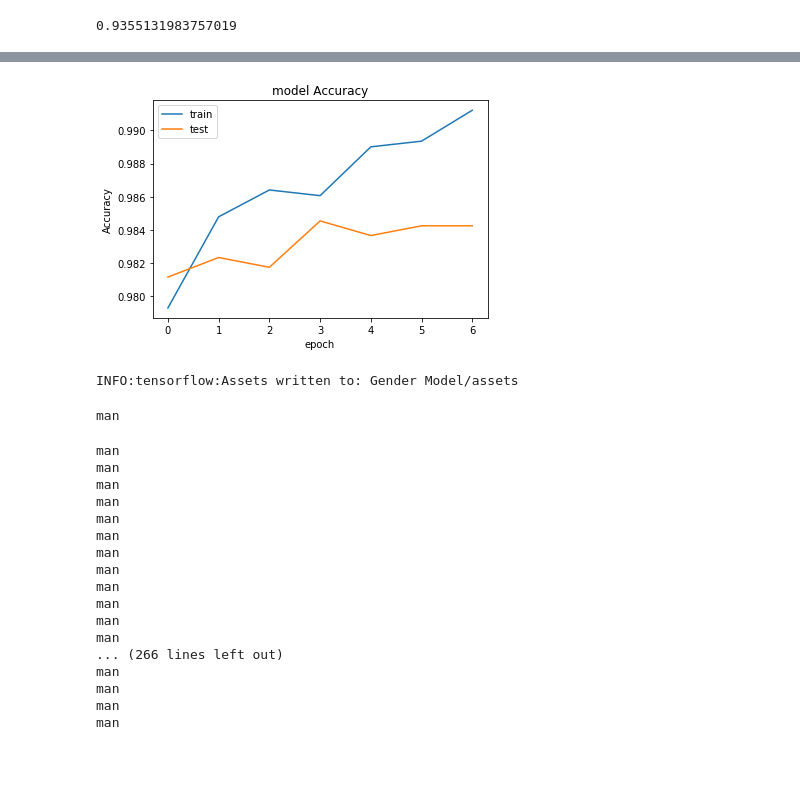
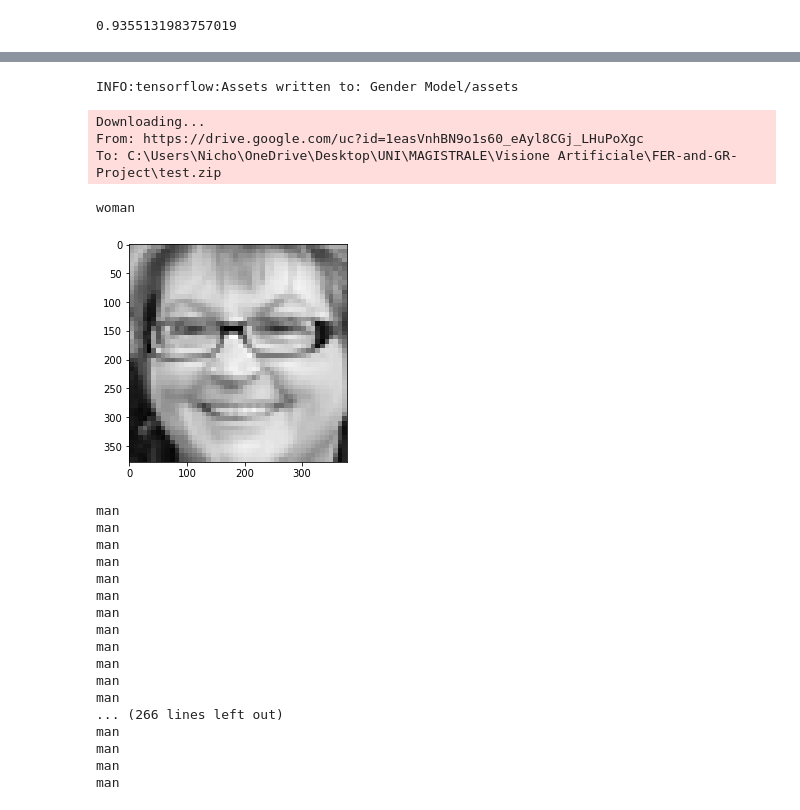
Before and after one commit to Piccio98/FER-and-GR-Project, a Jupyter notebook: Gender Training.ipynb, the cells around one changed output, grey strips where cells are left out. Drawn from its saved outputs; the diff is of its cells as text; code cells hidden in the pictures; blank space fills up the shorter version.

```diff
--- a/Gender Training.ipynb
+++ b/Gender Training.ipynb
@@ -170,14 +158,3 @@ plt.show()
-# %%
-plt.plot(history.history['accuracy'])
-plt.plot(history.history['val_accuracy'])
-plt.title('model Accuracy')
-plt.ylabel('Accuracy')
-
-plt.xlabel('epoch')
-plt.legend(['train', 'test'], loc='upper left')
-plt.show()
-# %% [output]
-[figure, removed]
 # %%
 # Save the Model
 
@@ -186,20 +165,31 @@ model.save('Gender Model/')
 INFO:tensorflow:Assets written to: Gender Model/assets
 # %%
 #Load the Model
+file_path = "test.zip"
 
+gdown.download("https://drive.google.com/uc?id=1easVnhBN9o1s60_eAyl8CGj_LHuPoXgc", file_path)
+gdown.extractall(file_path)
+if os.path.exists(file_path):
+    os.remove(file_path)
 model = keras.models.load_model('Gender Model/')
+# %% [output]
+Downloading...
+From: https://drive.google.com/uc?id=1easVnhBN9o1s60_eAyl8CGj_LHuPoXgc
+To: C:\Users\Nicho\OneDrive\Desktop\UNI\MAGISTRALE\Visione Artificiale\FER-and-GR-Project\test.zip
 # %%
 # Load and Predict an image
 
-img = image.load_img("Emotions Test Set/49.png", target_size=(img_height,img_width), color_mode = "grayscale")
+img = image.load_img("Emotions Test Set/100.png", target_size=(img_height,img_width), color_mode = "grayscale")
+plt.imshow(img, cmap="gray")
 x = image.img_to_array(img)
 x = np.expand_dims(x, axis=0)
 
 images = np.vstack([x])
 classes = model.predict(images)
 print(class_names[np.where(classes > 0.5, 1,0)[0][1]])
 # %% [output]
-man
+woman
+[figure, added]
 # %%
 cap = cv2.VideoCapture(0)
 
```
Also changed, not shown: parts of 3 cells of this notebook.
